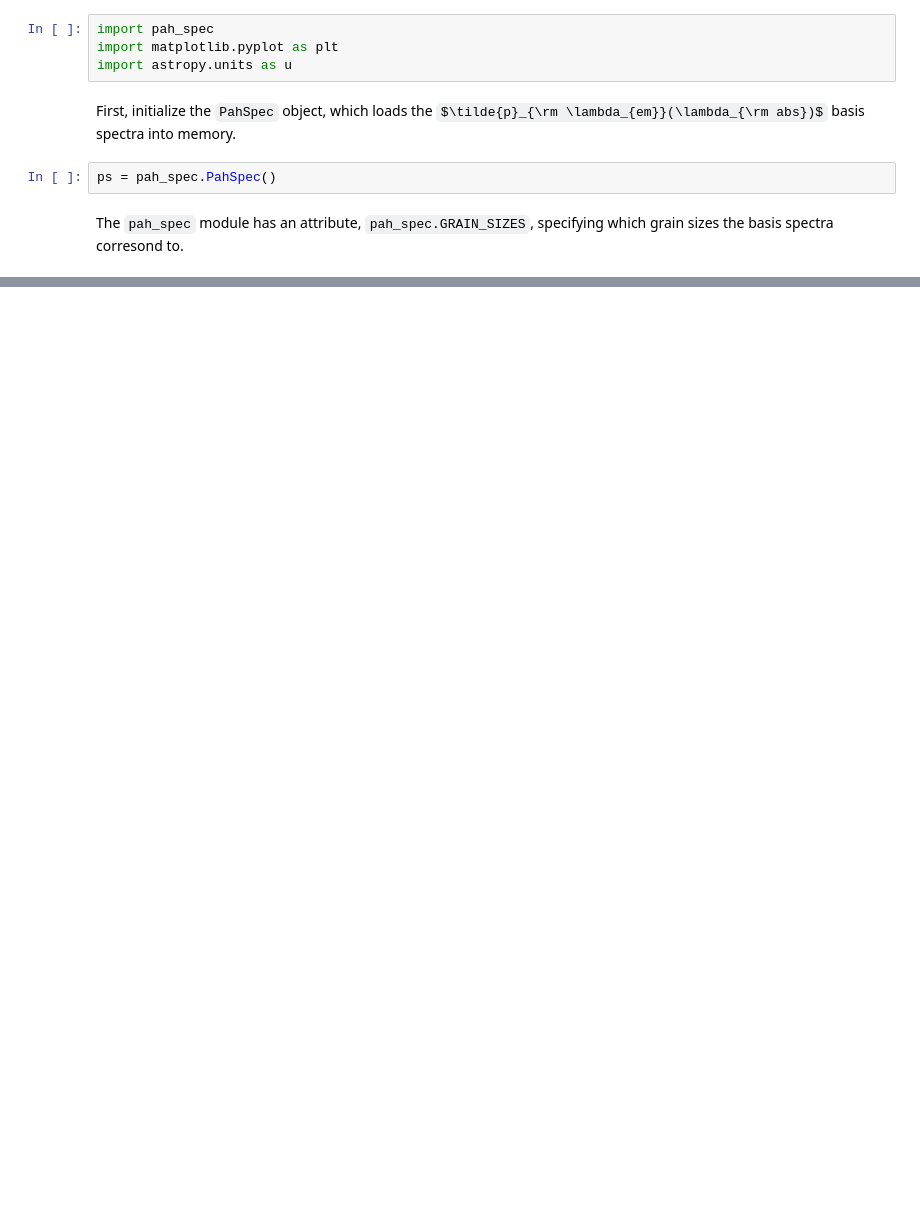
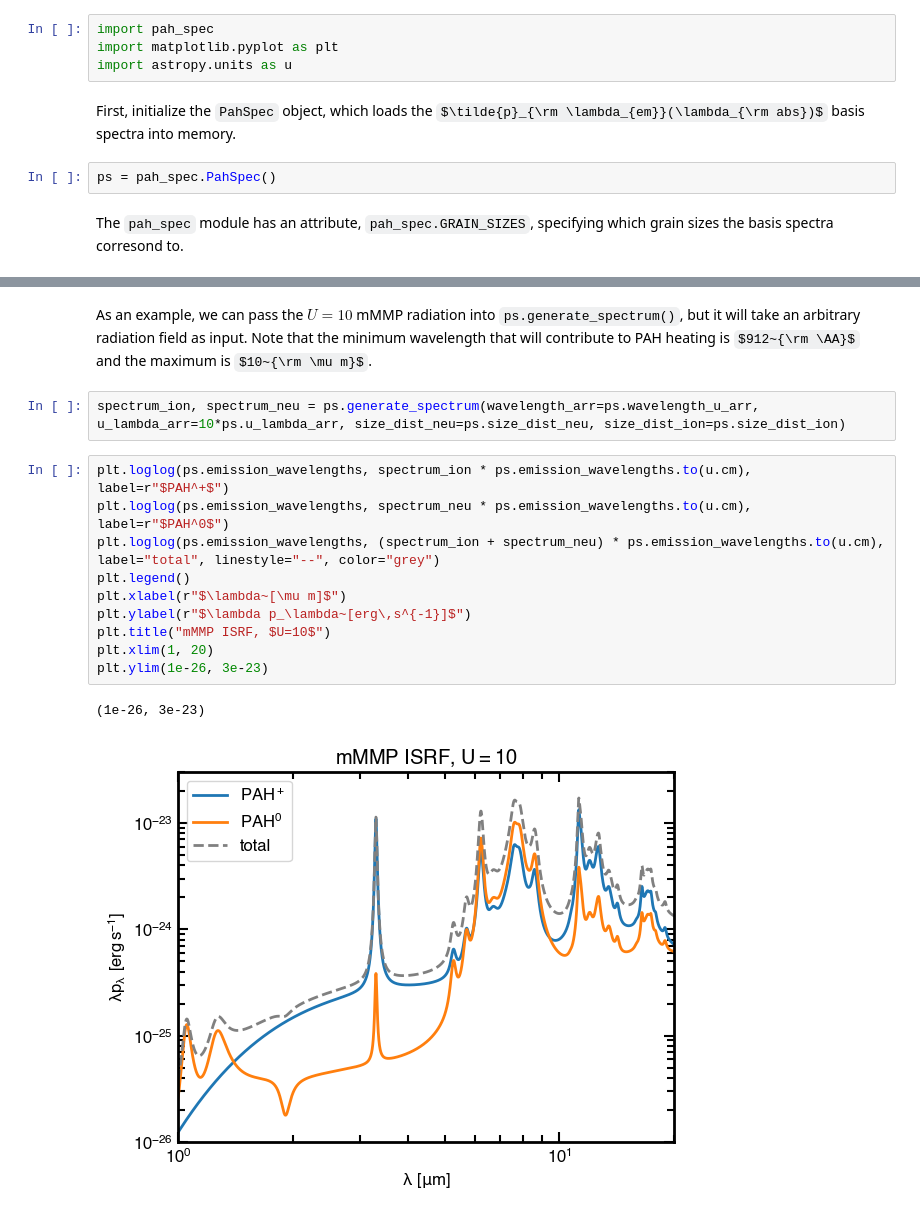
Before and after one commit to helenarichie/pah_spec, a Jupyter notebook: code/try_pah_spec.ipynb, the cells around one changed output, grey strips where cells are left out. Saved outputs shown, nothing was run; the diff lists cells and outputs as text; some formulas as TeX source; blank space fills up the shorter version.

```diff
--- a/code/try_pah_spec.ipynb
+++ b/code/try_pah_spec.ipynb
@@ -57,0 +73,17 @@ plt.ylim(1e-27, 3e-24)
+# %% [markdown]
+As an example, we can pass the $U=10$ mMMP radiation into `ps.generate_spectrum()`, but it will take an arbitrary radiation field as input. Note that the minimum wavelength that will contribute to PAH heating is $912~{\rm \AA}$ and the maximum is $10~{\rm \mu m}$.
+# %%
+spectrum_ion, spectrum_neu = ps.generate_spectrum(wavelength_arr=ps.wavelength_u_arr, u_lambda_arr=10*ps.u_lambda_arr, size_dist_neu=ps.size_dist_neu, size_dist_ion=ps.size_dist_ion)
+# %%
+plt.loglog(ps.emission_wavelengths, spectrum_ion * ps.emission_wavelengths.to(u.cm), label=r"$PAH^+$")
+plt.loglog(ps.emission_wavelengths, spectrum_neu * ps.emission_wavelengths.to(u.cm), label=r"$PAH^0$")
+plt.loglog(ps.emission_wavelengths, (spectrum_ion + spectrum_neu) * ps.emission_wavelengths.to(u.cm), label="total", linestyle="--", color="grey")
+plt.legend()
+plt.xlabel(r"$\lambda~[\mu m]$")
+plt.ylabel(r"$\lambda p_\lambda~[erg\,s^{-1}]$")
+plt.title("mMMP ISRF, $U=10$")
+plt.xlim(1, 20)
+plt.ylim(1e-26, 3e-23)
+# %% [output]
+(1e-26, 3e-23)
+[figure, added]
```
Also changed, not shown: parts of 12 cells of this notebook.
